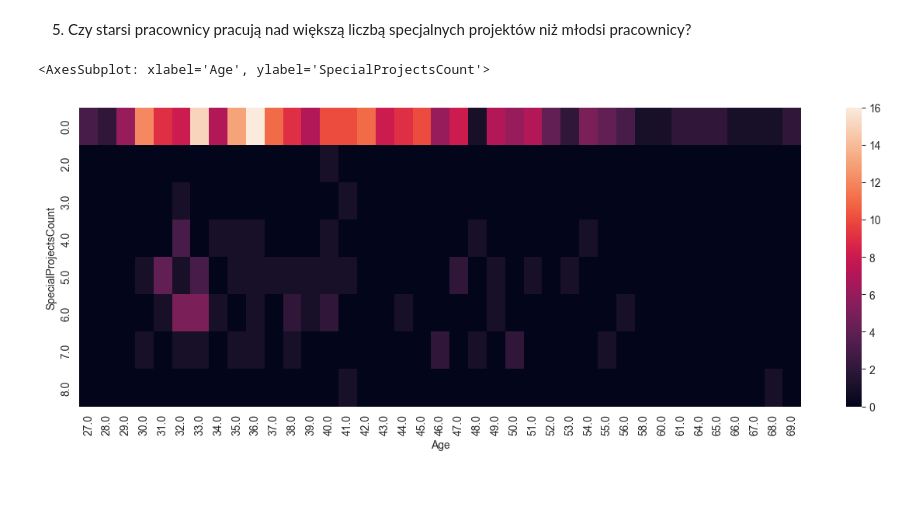
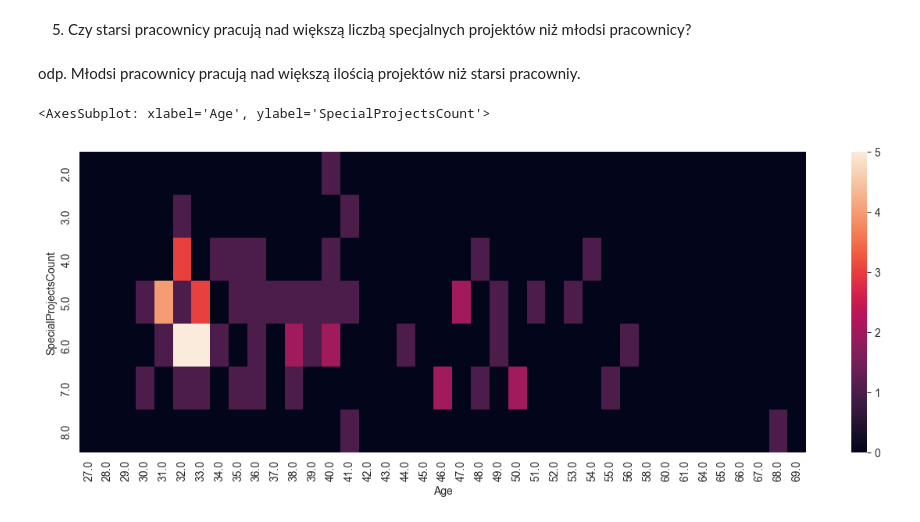
Before and after one commit to Margolka/Module_9_ch2, a Jupyter notebook: ex.ipynb, the cells around one changed output. Cells and saved outputs as stored; diff of their text form; code cells hidden in the pictures; blank space fills up the shorter version.

```diff
--- a/ex.ipynb
+++ b/ex.ipynb
@@ -105,9 +163,12 @@ sns.histplot(df['Age'],binwidth=1)
 [figure]
 # %% [markdown]
 5. Czy starsi pracownicy pracują nad większą liczbą specjalnych projektów niż młodsi pracownicy?
+# %% [markdown]
+odp. Młodsi pracownicy pracują nad większą ilością projektów niż starsi pracowniy.
 # %%
 plt.figure(figsize=(15,5))
-sns.heatmap(df.pivot_table(index=df['SpecialProjectsCount'],columns=df['Age'],values='EmpID',aggfunc='count').fillna(0))
+heat=(df.pivot_table(index=df['SpecialProjectsCount'],columns=df['Age'],values='EmpID',aggfunc='count').fillna(0))
+sns.heatmap(heat[1:])
 # %% [output]
 <AxesSubplot: xlabel='Age', ylabel='SpecialProjectsCount'>
-[figure, old version]
+[figure, new version]
```
Also changed, not shown: parts of 21 cells of this notebook.
